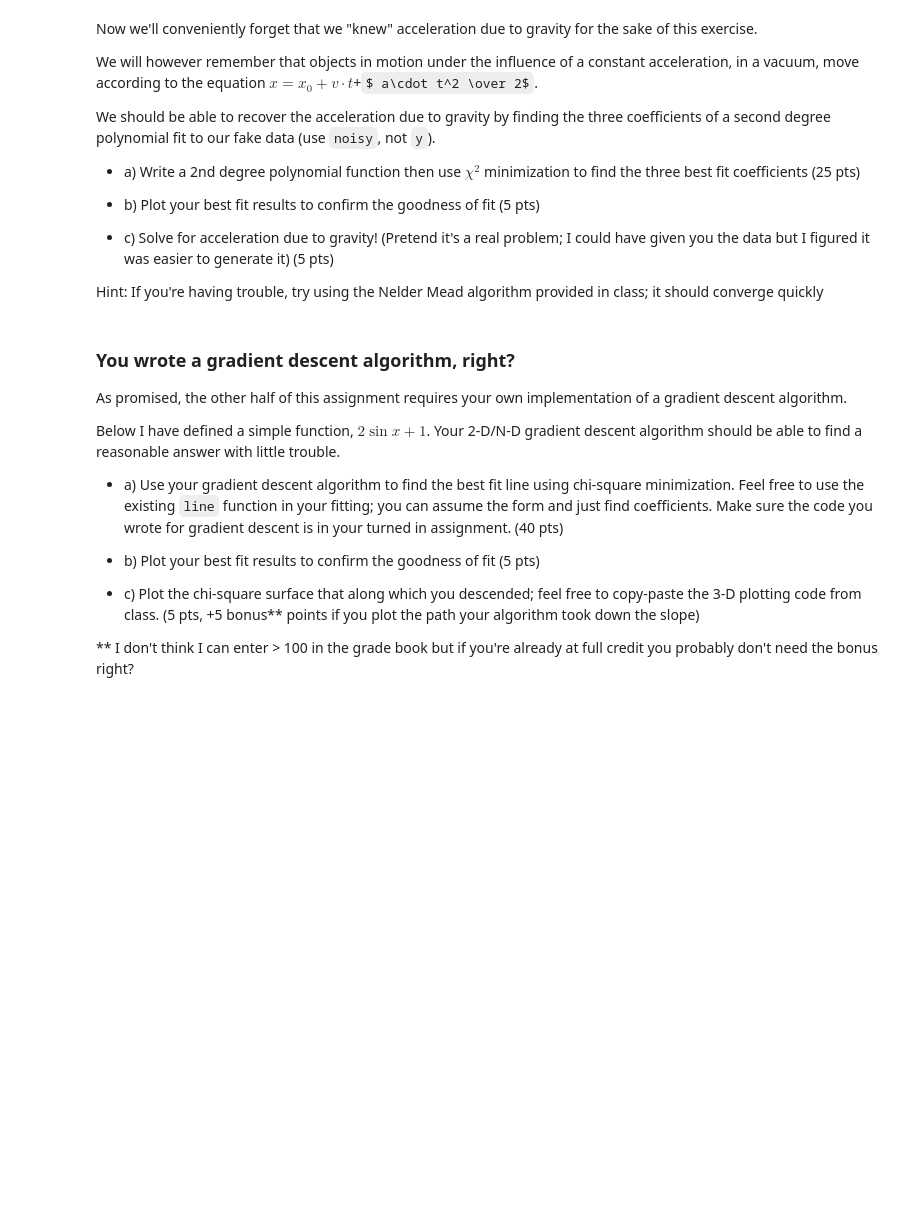
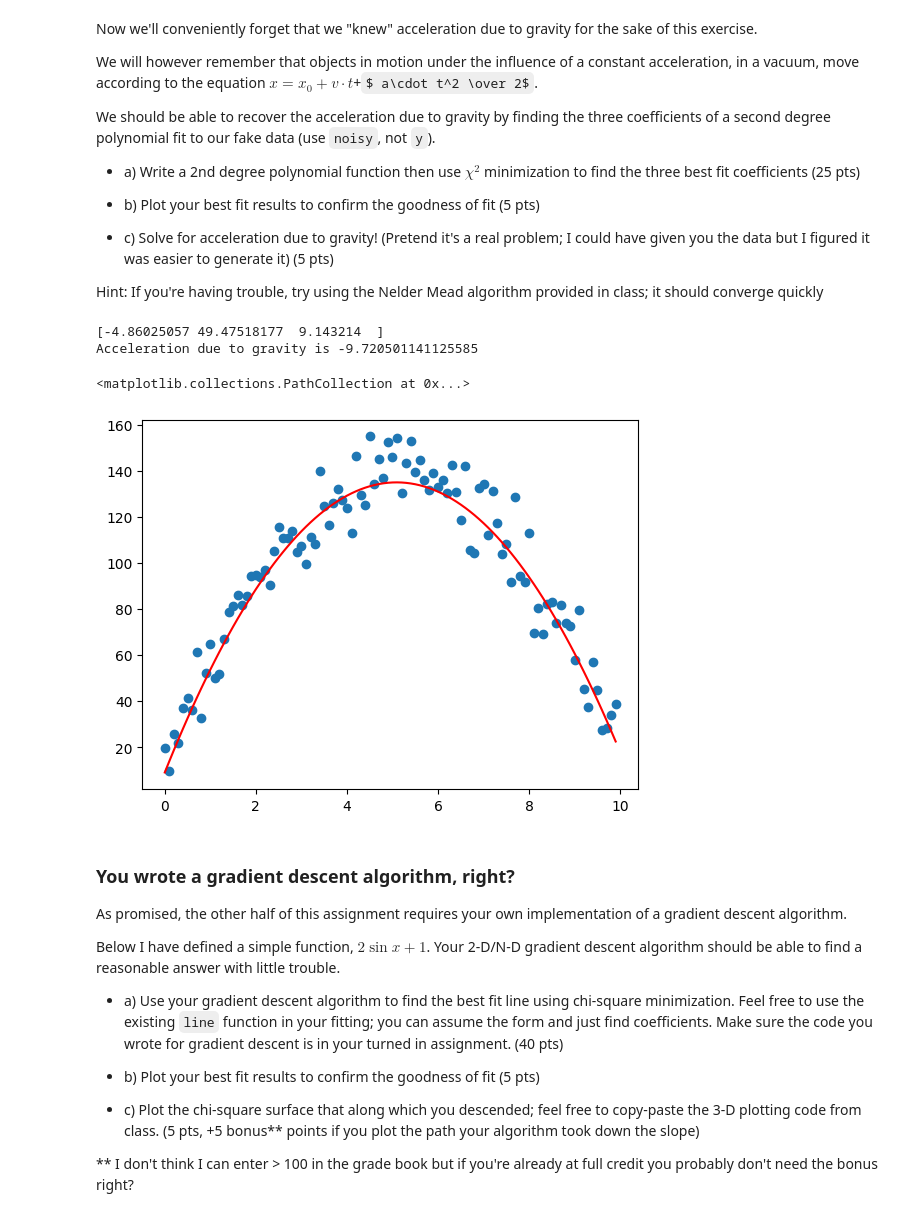
Before and after one commit to AtomLikeInPhysics/Tom-PHYS50733, a Jupyter notebook: Homework5/Homework5.ipynb, the cells around one changed output. Cells and saved outputs as stored; diff of their text form; code cells hidden in the pictures; some formulas as TeX source; blank space fills up the shorter version.

```diff
--- a/Homework5/Homework5.ipynb
+++ b/Homework5/Homework5.ipynb
@@ -40,3 +120,36 @@ Hint: If you're having trouble, try using the Nelder Mead algorithm provided in
+# %%
+
+def poly2d(x, args):
+    a,b,c = args
+    return a*x**2 + b*x + c
+
+class chisquare(object):
+    def __init__(self, xdat, ydat, func, m = 0, b = 0):
+        self.m = m
+        self.b = b
+        self.x = xdat
+        self.y = ydat
+        self.func = func
+        assert m is not None, "must pass slope (m) to instantiate object"
+        assert b is not None, "must pass intercept (b) to instantiate object"
+
+    def __call__(self, args):
+        chi2 = np.sum(((self.y - self.func(self.x,args))/self.y)**2)
+        return chi2
+chi = chisquare(t, noisy, poly2d)
+
+best, score = nelder_mead(chi, np.array([10, 10, 10], float))
+print(best)
+
+print('Acceleration due to gravity is', best[0]*2)
+
+plt.plot(t,poly2d(t,best),c='r')
+plt.scatter(t,noisy)
+# %% [output]
+[-4.86025057 49.47518177  9.143214  ]
+Acceleration due to gravity is -9.720501141125585
+<matplotlib.collections.PathCollection at 0x...>
+[figure, added]
 # %% [markdown]
 ### You wrote a gradient descent algorithm, right?
 
```
Also changed, not shown: parts of 4 cells of this notebook.
